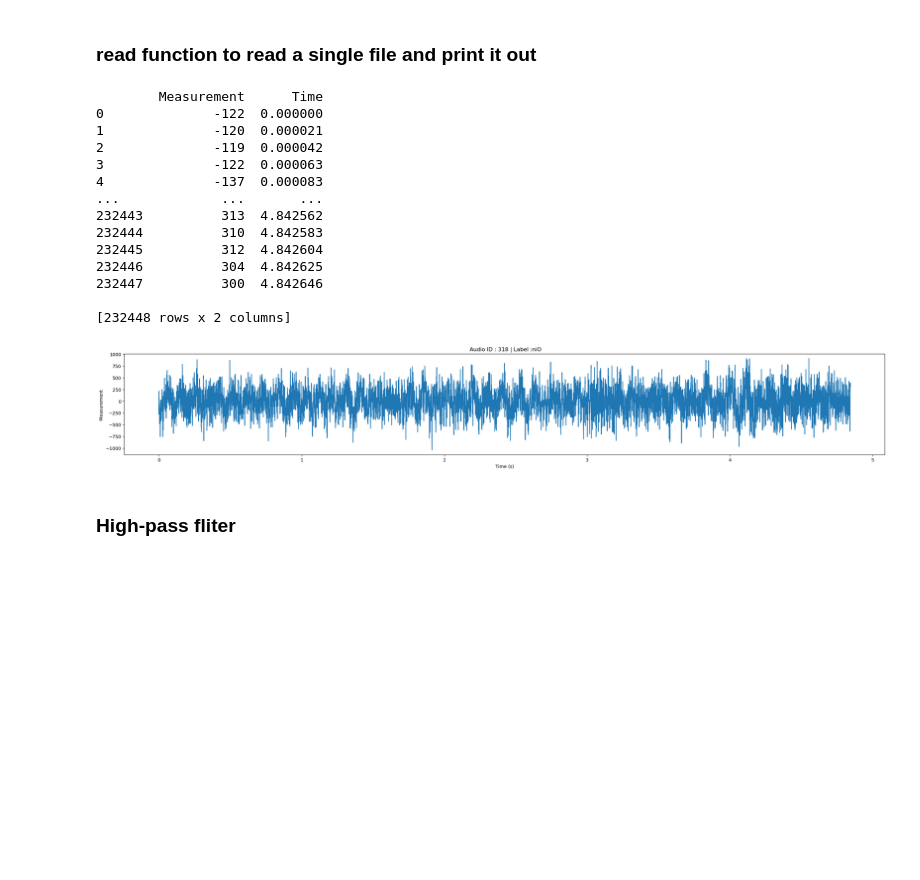
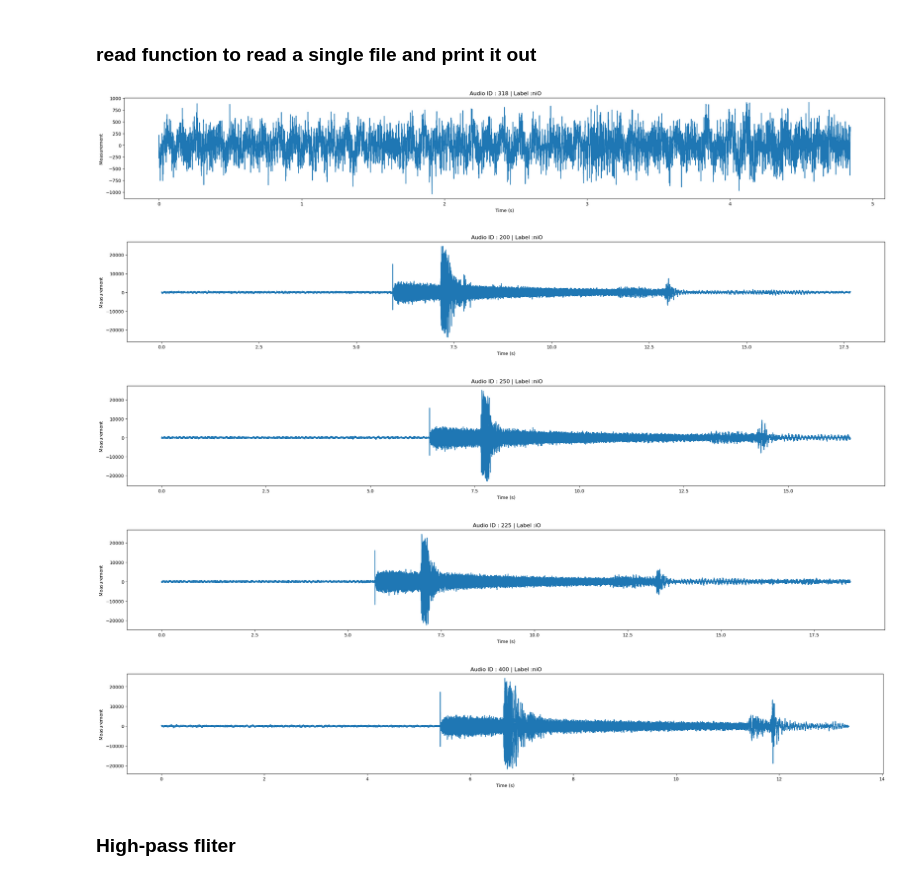
Before and after one commit to mingxin0532/Predictive-Quality-in-Additive-Manufacturing, a Jupyter notebook: PQAM.ipynb, the cells around one changed output. Saved outputs shown, nothing was run; the diff lists cells and outputs as text; code cells hidden in the pictures; blank space fills up the shorter version.

```diff
--- a/PQAM.ipynb
+++ b/PQAM.ipynb
@@ -156,22 +156,16 @@ def ReadSingleAudio(id_Audio):
             plt.show()
 # %%
 ReadSingleAudio(318)
+ReadSingleAudio(200)
+ReadSingleAudio(250)
+ReadSingleAudio(225)
+ReadSingleAudio(400)
 # %% [output]
-        Measurement      Time
-0              -122  0.000000
-1              -120  0.000021
-2              -119  0.000042
-3              -122  0.000063
-4              -137  0.000083
-...             ...       ...
-232443          313  4.842562
-232444          310  4.842583
-232445          312  4.842604
-232446          304  4.842625
-232447          300  4.842646
-
-[232448 rows x 2 columns]
 [figure]
+[figure, added]
+[figure, added]
+[figure, added]
+[figure, added]
 # %% [markdown]
 ### High-pass fliter
 # %%
```
Also changed, not shown: parts of 24 cells of this notebook.
